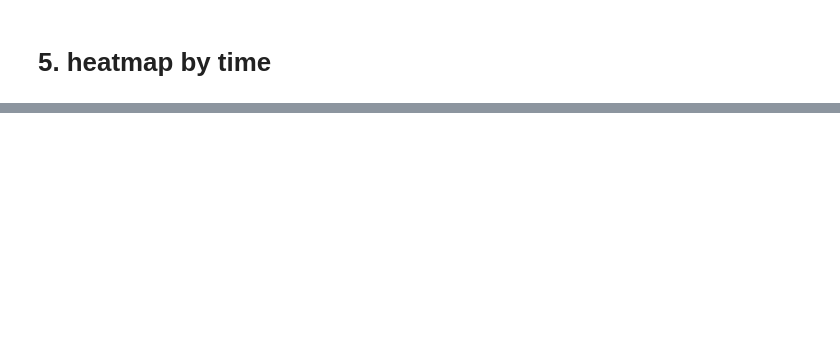
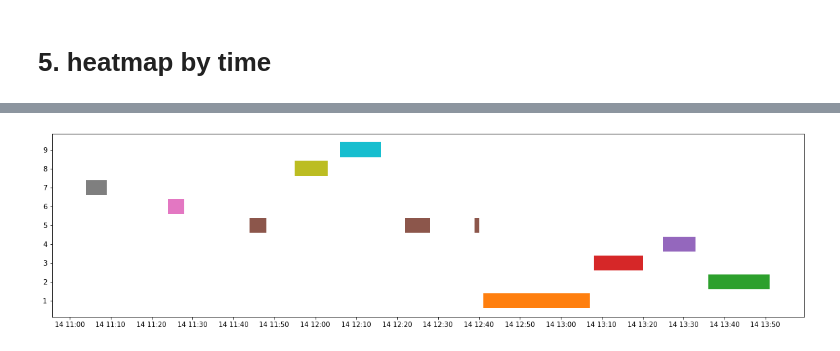
Before and after one commit to lialittis/PythonWorkShop, a Jupyter notebook: dataCleaner/Case-MovingDataInRoom/GraphGenerator.ipynb, the cells around one changed output, grey strips where cells are left out. Saved outputs shown, nothing was run; the diff lists cells and outputs as text; code cells hidden in the pictures; blank space fills up the shorter version.

Commit message:
update functions to draw time line and fix the bug

```diff
--- a/dataCleaner/Case-MovingDataInRoom/GraphGenerator.ipynb
+++ b/dataCleaner/Case-MovingDataInRoom/GraphGenerator.ipynb
@@ -7,6 +7,7 @@ import random
 import math
 # read data
 df = pd.read_excel(open('results/tag0_02-14-1_dataByMinute.xlsx','rb'))
+my_date = '2022-02-14'
 points = []
 for i in range(1, len(df['hour'])):
     point = [df['x值'][i],df['y值'][i]]
@@ -165,11 +175,14 @@ def sliceByTime(time_list):
 # %%
 # get the data of corresponding zone
 result = {}
+details = {}
 for zone in dict_zones:
     labels = dict_zones[zone]
     data_zone = data.loc[data['label'].isin(labels)]
+    # print(data_zone)
     time_list = data_zone['time'].tolist()
-    result[zone] = sliceByTime(time_list)
+    result[zone],details[zone] = sliceByTime(time_list)
 
 print(result)
+print(details)
 # %% [output]
@@ -193,0 +210,15 @@ plt.show()
+# %%
+import datetime as dt
+import matplotlib.pyplot as plt
+import matplotlib.dates as mdates
+from matplotlib.collections import PolyCollection
+
+timeline = []
+for zone in details:
+    for t in details[zone]:
+        # datetime.time to datetime.datetime
+        date = str(datetime.datetime.strptime(my_date, '%Y-%m-%d').date())
+        t0 = pd.to_datetime(date + " " + t[0].strftime("%H:%M:%S"))
+        t1 = pd.to_datetime(date + " " + t[1].strftime("%H:%M:%S"))
+        timeline.append((t0, t1, zone))
+print(timeline)
@@ -193,0 +227,26 @@ plt.show()
+# %%
+colormapping = {}
+for zone in details:
+    colormapping[zone] = "C"+str(zone)
+verts = []
+colors = []
+for d in timeline:
+    v =  [(mdates.date2num(d[0]), d[2]-.4),
+          (mdates.date2num(d[0]), d[2]+.4),
+          (mdates.date2num(d[1]), d[2]+.4),
+          (mdates.date2num(d[1]), d[2]-.4),
+          (mdates.date2num(d[0]), d[2]-.4)]
+    verts.append(v)
+    colors.append(colormapping[d[2]])
+bars = PolyCollection(verts, facecolors=colors)
+fig, ax = plt.subplots(figsize=(20,5))
+ax.add_collection(bars)
+ax.autoscale()
+loc = mdates.MinuteLocator(byminute=[0,10,20,30,40,50])
+ax.xaxis.set_major_locator(loc)
+ax.xaxis.set_major_formatter(mdates.AutoDateFormatter(loc))
+ax.set_yticks(list(details.keys()))
+ax.set_yticklabels(list(details.keys()))
+plt.show()
+# %% [output]
+[figure, added]
```
Also changed, not shown: parts of 7 cells of this notebook.
